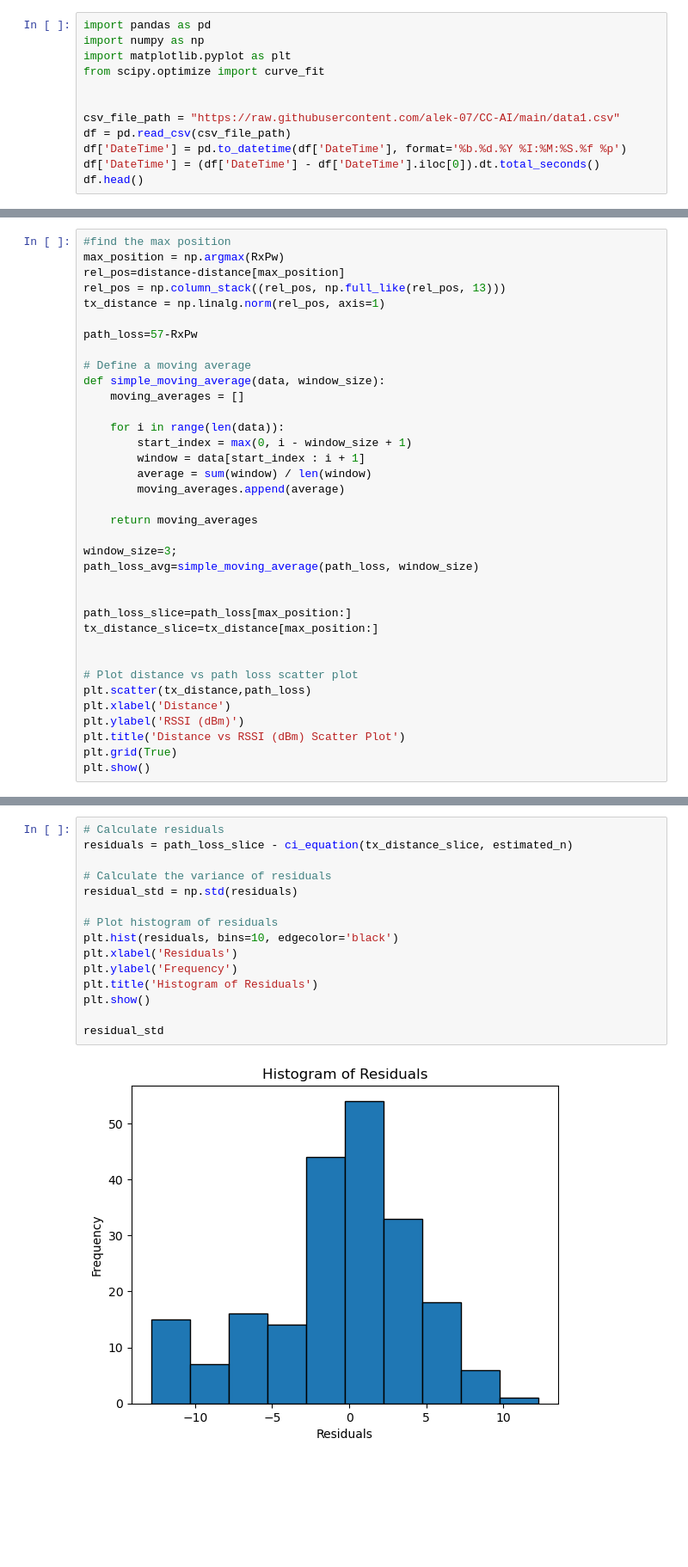
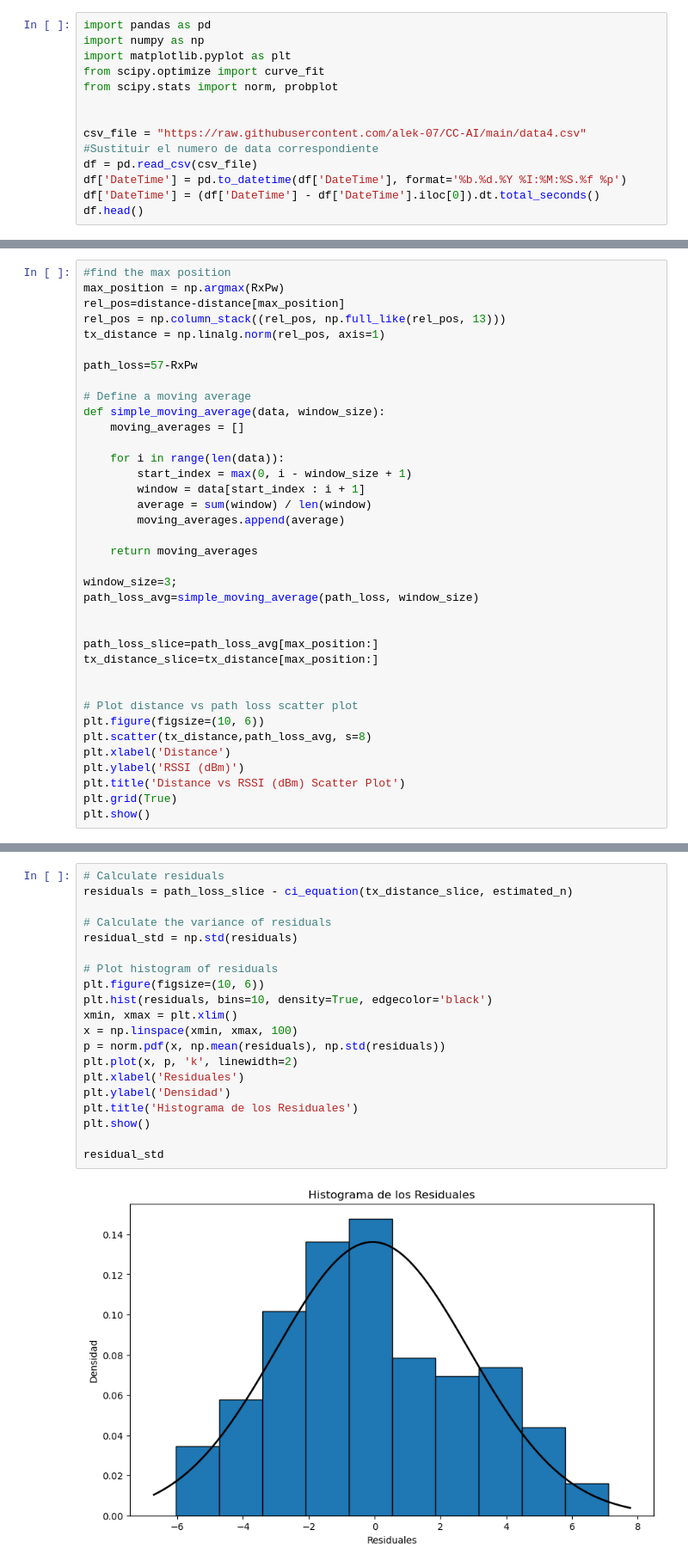
Before and after one commit to PosgradoMNA/CC-AI, a Jupyter notebook: Vehicle2Infraestructure.ipynb, the cells around one changed output, grey strips where cells are left out. Shown at 86% size. Drawn from its saved outputs; the diff is of its cells as text; blank space fills up the shorter version.

```diff
--- a/Vehicle2Infraestructure.ipynb
+++ b/Vehicle2Infraestructure.ipynb
@@ -48,10 +46,11 @@ import pandas as pd
 import numpy as np
 import matplotlib.pyplot as plt
 from scipy.optimize import curve_fit
+from scipy.stats import norm, probplot
 
 
-csv_file_path = "https://raw.githubusercontent.com/alek-07/CC-AI/main/data1.csv"
-df = pd.read_csv(csv_file_path)
+csv_file = "https://raw.githubusercontent.com/alek-07/CC-AI/main/data4.csv" #Sustituir el numero de data correspondiente
+df = pd.read_csv(csv_file)
 df['DateTime'] = pd.to_datetime(df['DateTime'], format='%b.%d.%Y %I:%M:%S.%f %p')
 df['DateTime'] = (df['DateTime'] - df['DateTime'].iloc[0]).dt.total_seconds()
 df.head()
@@ -128,12 +149,13 @@ window_size=3;
 path_loss_avg=simple_moving_average(path_loss, window_size)
 
 
-path_loss_slice=path_loss[max_position:]
+path_loss_slice=path_loss_avg[max_position:]
 tx_distance_slice=tx_distance[max_position:]
 
 
 # Plot distance vs path loss scatter plot
-plt.scatter(tx_distance,path_loss)
+plt.figure(figsize=(10, 6))
+plt.scatter(tx_distance,path_loss_avg, s=8)
 plt.xlabel('Distance')
 plt.ylabel('RSSI (dBm)')
 plt.title('Distance vs RSSI (dBm) Scatter Plot')
@@ -169,17 +200,22 @@ plt.show()
 # %%
 # Calculate residuals
 residuals = path_loss_slice - ci_equation(tx_distance_slice, estimated_n)
 
 # Calculate the variance of residuals
 residual_std = np.std(residuals)
 
 # Plot histogram of residuals
-plt.hist(residuals, bins=10, edgecolor='black')
-plt.xlabel('Residuals')
-plt.ylabel('Frequency')
-plt.title('Histogram of Residuals')
+plt.figure(figsize=(10, 6))
+plt.hist(residuals, bins=10, density=True, edgecolor='black')
+xmin, xmax = plt.xlim()
+x = np.linspace(xmin, xmax, 100)
+p = norm.pdf(x, np.mean(residuals), np.std(residuals))
+plt.plot(x, p, 'k', linewidth=2)
+plt.xlabel('Residuales')
+plt.ylabel('Densidad')
+plt.title('Histograma de los Residuales')
 plt.show()
 
 residual_std
 # %% [output]
-[figure, old version]
+[figure, new version]
```
Also changed, not shown: parts of 25 cells of this notebook.
